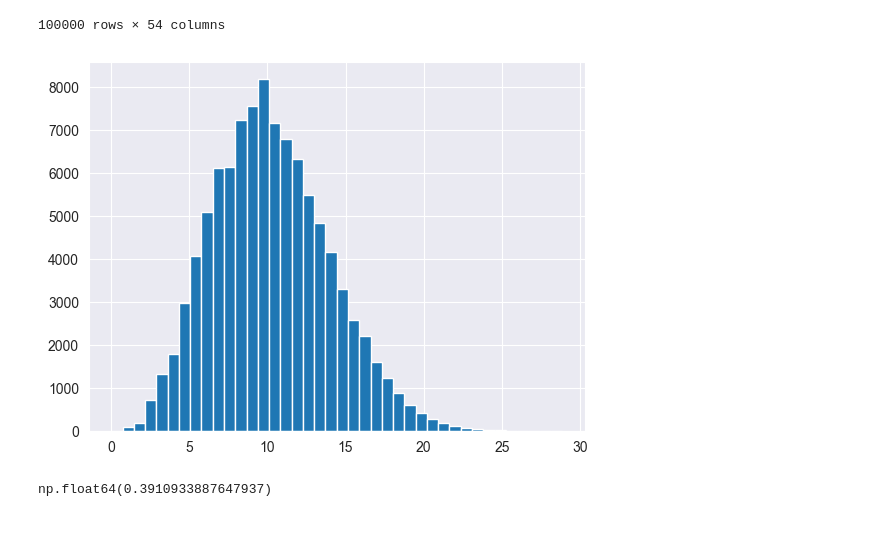
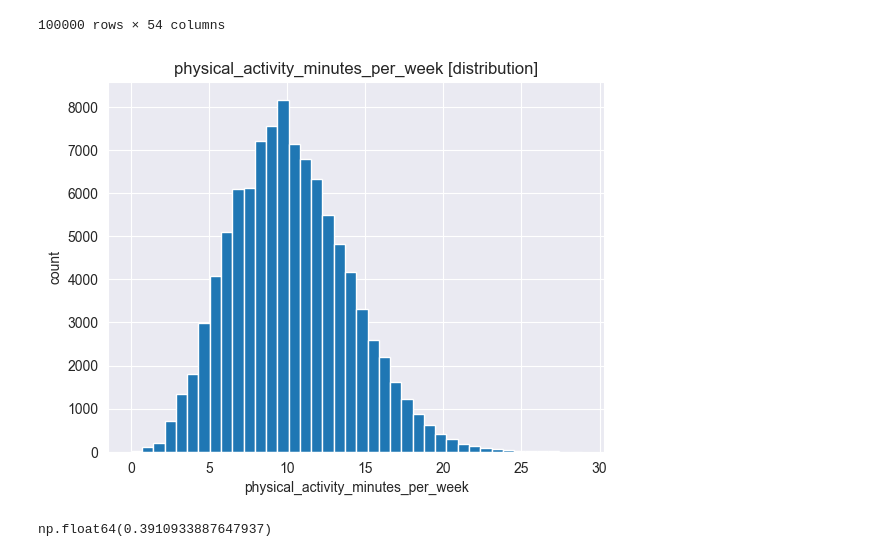
Before and after one commit to plamensve/diabets_health_indicators, a Jupyter notebook: notebooks/03_preprocessing.ipynb, the cells around one changed output. Drawn from its saved outputs; the diff is of its cells as text; code cells hidden in the pictures; blank space fills up the shorter version.

```diff
--- a/notebooks/03_preprocessing.ipynb
+++ b/notebooks/03_preprocessing.ipynb
@@ -232,9 +330,12 @@ data
 100000 rows × 54 columns
 # %%
 plt.hist(data['physical_activity_minutes_per_week'], bins=40)
+plt.title('physical_activity_minutes_per_week [distribution]')
+plt.xlabel('physical_activity_minutes_per_week')
+plt.ylabel('count')
 plt.show()
 # %% [output]
-[figure, old version]
+[figure, new version]
 # %%
 data['physical_activity_minutes_per_week'].skew()
 # %% [output]
```
Also changed, not shown: parts of 38 cells of this notebook, 1 other file.
